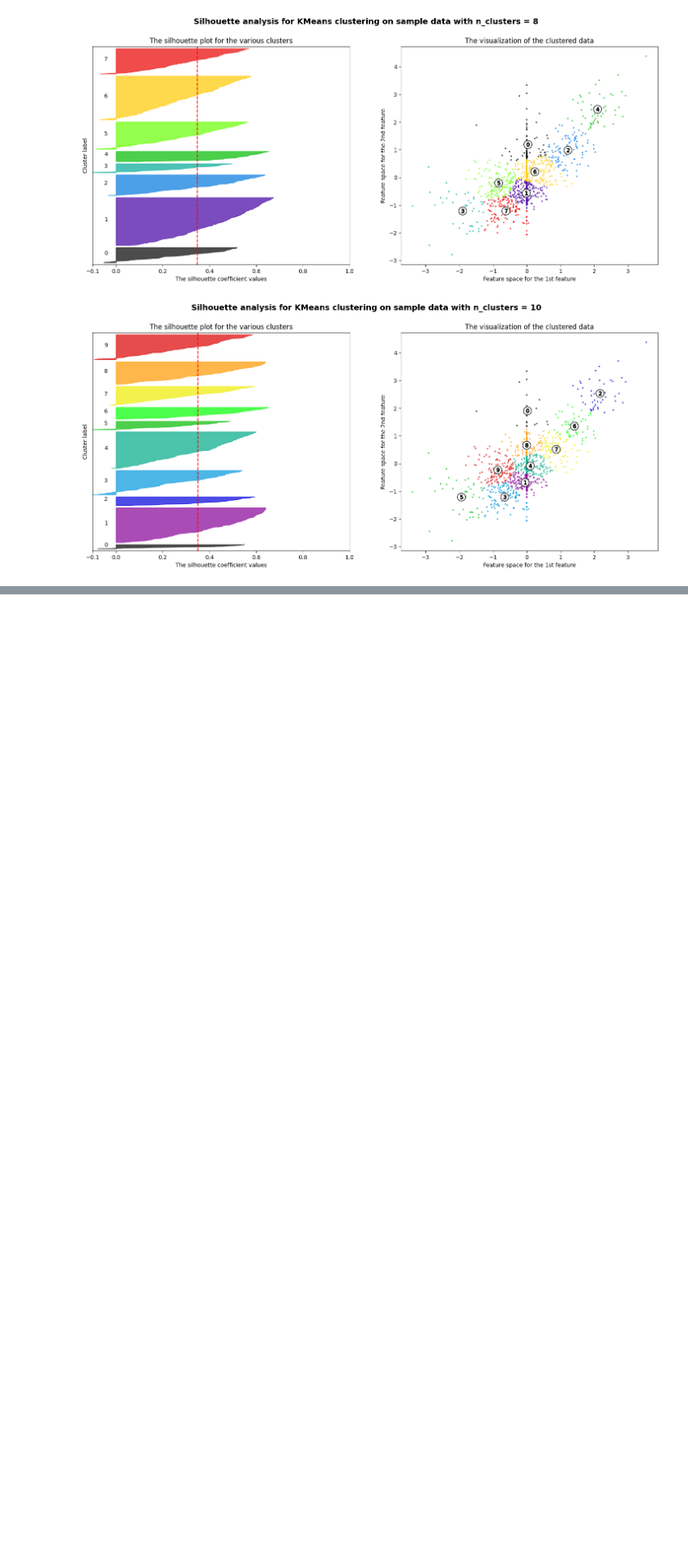
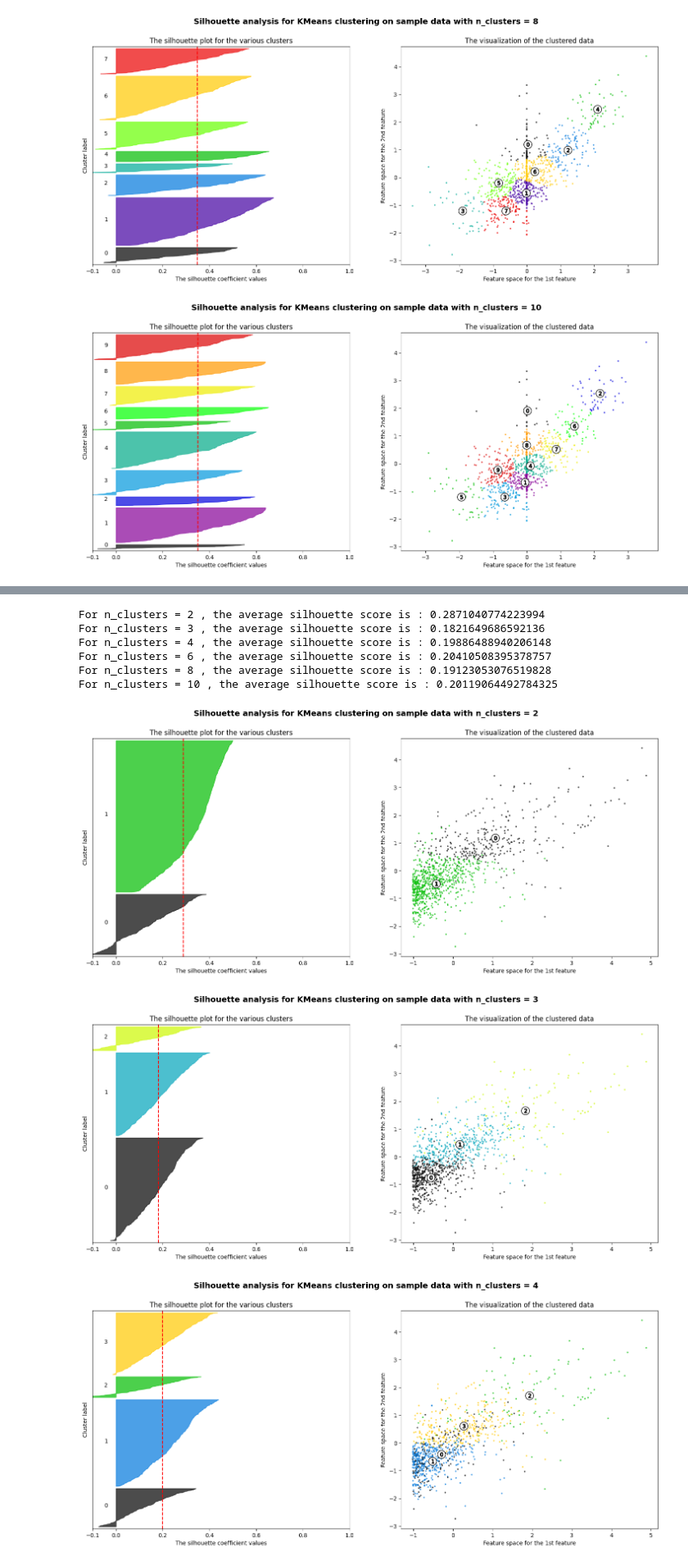
Before and after one commit to Gatos-de-negocios-BI/Laboratorio_2, a Jupyter notebook: k-means.ipynb, the cells around one changed output, grey strips where cells are left out. Shown at 82% size. Drawn from its saved outputs; the diff is of its cells as text; code cells hidden in the pictures; blank space fills up the shorter version.

```diff
--- a/k-means.ipynb
+++ b/k-means.ipynb
@@ -233,0 +261,12 @@ For n_clusters = 10 , the average silhouette score is : 0.35084271516546645
+# %%
+plot_silhouette(X, n_clusters, random_state = 5)
+# %% [output]
+For n_clusters = 2 , the average silhouette score is : 0.2871040774223994
+For n_clusters = 3 , the average silhouette score is : 0.1821649686592136
+For n_clusters = 4 , the average silhouette score is : 0.19886488940206148
+For n_clusters = 6 , the average silhouette score is : 0.20410508395378757
+For n_clusters = 8 , the average silhouette score is : 0.19123053076519828
+For n_clusters = 10 , the average silhouette score is : 0.20119064492784325
+[figure, added]
+[figure, added]
+[figure, added]
```
Also changed, not shown: parts of 15 cells of this notebook, 1 other file.
